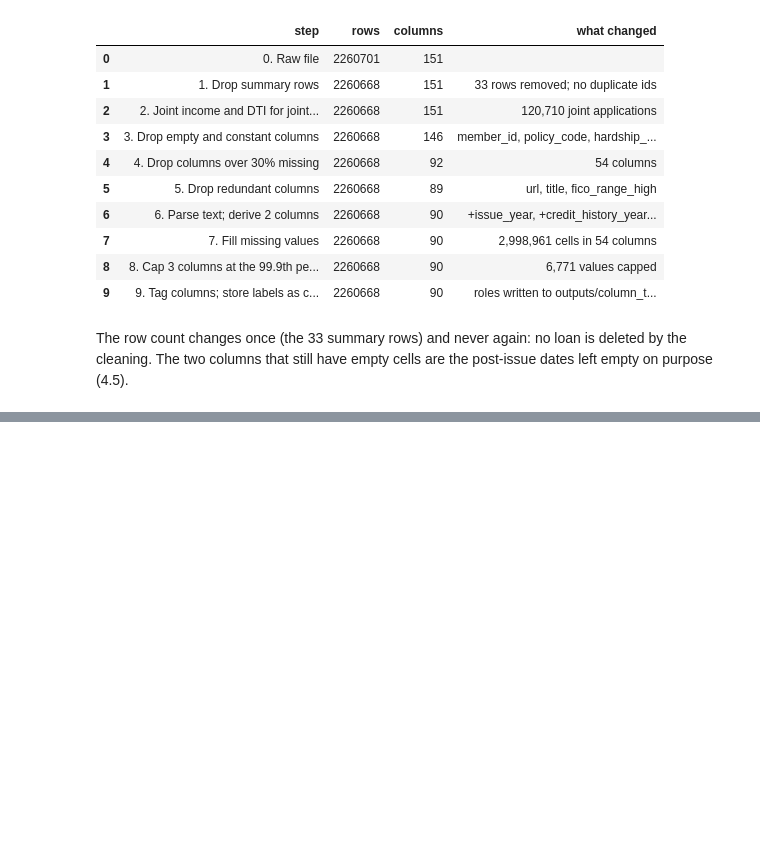
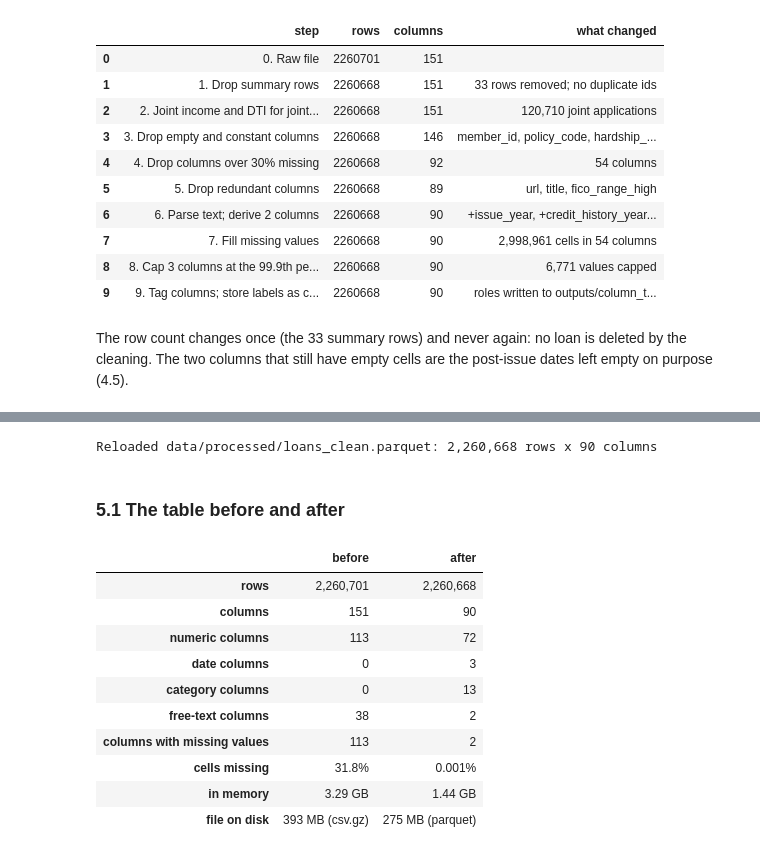
Before and after one commit to dhruvinn25/credibility-gamble, a Jupyter notebook: notebooks/01_data_prep.ipynb, the cells around one changed output, grey strips where cells are left out. Saved outputs shown, nothing was run; the diff lists cells and outputs as text; code cells hidden in the pictures; blank space fills up the shorter version.

```diff
--- a/notebooks/01_data_prep.ipynb
+++ b/notebooks/01_data_prep.ipynb
@@ -1168,0 +1173,57 @@ The row count changes once (the 33 summary rows) and never again: no loan is del
+# %%
+import gc
+
+del df
+gc.collect()
+
+clean = pd.read_parquet(CLEAN_PATH)
+miss_after = clean.isna().mean().mul(100)
+print(f"Reloaded {CLEAN_PATH.relative_to(ROOT).as_posix()}: {clean.shape[0]:,} rows x {clean.shape[1]} columns")
+# %% [output]
+Reloaded data/processed/loans_clean.parquet: 2,260,668 rows x 90 columns
+# %% [markdown]
+### 5.1 The table before and after
+# %%
+is_num = clean.dtypes.map(pd.api.types.is_numeric_dtype)
+is_date = clean.dtypes.map(pd.api.types.is_datetime64_any_dtype)
+is_cat = clean.dtypes.map(lambda t: isinstance(t, pd.CategoricalDtype))
+
+before_after = pd.DataFrame({
+    "before": {
+        "rows": f"{n_rows_raw:,}",
+        "columns": f"{n_cols_raw}",
+        "numeric columns": f"{int((kind == 'numeric').sum())}",
+        "date columns": "0",
+        "category columns": "0",
+        "free-text columns": f"{int((kind == 'text').sum())}",
+        "columns with missing values": f"{int((miss_before > 0).sum())}",
+        "cells missing": f"{cells_missing_before:.1f}%",
+        "in memory": f"{mem_gb_raw:.2f} GB",
+        "file on disk": f"{DATA_PATH.stat().st_size / 1e6:,.0f} MB (csv.gz)",
+    },
+    "after": {
+        "rows": f"{len(clean):,}",
+        "columns": f"{clean.shape[1]}",
+        "numeric columns": f"{int(is_num.sum())}",
+        "date columns": f"{int(is_date.sum())}",
+        "category columns": f"{int(is_cat.sum())}",
+        "free-text columns": f"{int((~is_num & ~is_date & ~is_cat).sum())}",
+        "columns with missing values": f"{int((miss_after > 0).sum())}",
+        "cells missing": f"{clean.isna().values.mean() * 100:.3f}%",
+        "in memory": f"{clean.memory_usage(deep=True).sum() / 1e9:.2f} GB",
+        "file on disk": f"{CLEAN_PATH.stat().st_size / 1e6:,.0f} MB (parquet)",
+    },
+})
+before_after
+# %% [output]
+|  | before | after |
+| rows | 2,260,701 | 2,260,668 |
+| columns | 151 | 90 |
+| numeric columns | 113 | 72 |
+| date columns | 0 | 3 |
+| category columns | 0 | 13 |
+| free-text columns | 38 | 2 |
+| columns with missing values | 113 | 2 |
+| cells missing | 31.8% | 0.001% |
+| in memory | 3.29 GB | 1.44 GB |
+| file on disk | 393 MB (csv.gz) | 275 MB (parquet) |
```
Also changed, not shown: parts of 15 cells of this notebook, 4 other files.
